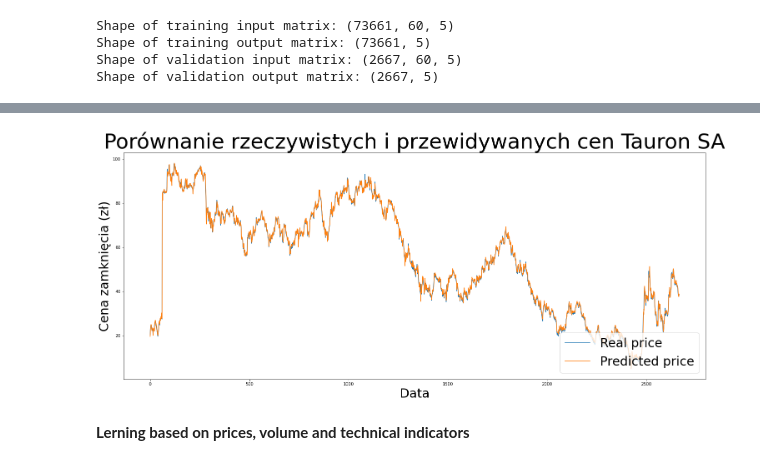
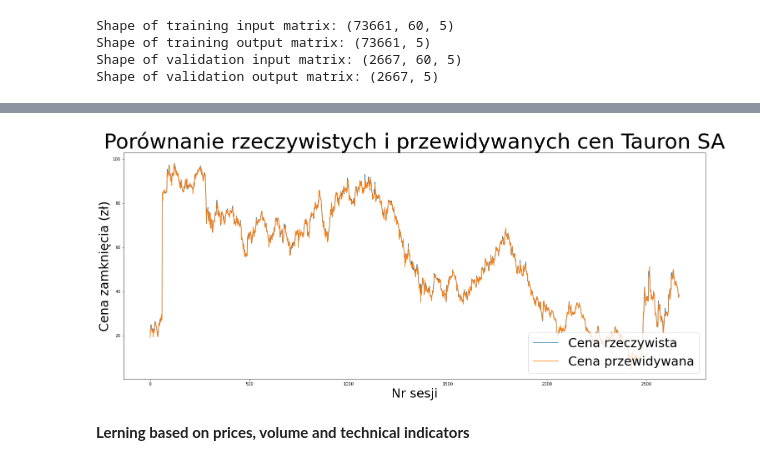
Before and after one commit to WaznyKamo/Deep-Learning-Stock-Price-Prediction, a Jupyter notebook: WiG20_based_stock_prediction.ipynb, the cells around one changed output, grey strips where cells are left out. Saved outputs shown, nothing was run; the diff lists cells and outputs as text; code cells hidden in the pictures.

```diff
--- a/WiG20_based_stock_prediction.ipynb
+++ b/WiG20_based_stock_prediction.ipynb
@@ -296,14 +296,14 @@ Predictions MAPE: 1.94%
 # %%
 plt.figure(figsize=(25,10))
 plt.title('Porównanie rzeczywistych i przewidywanych cen Tauron SA', fontsize=50)
-plt.xlabel('Data', fontsize=30)
+plt.xlabel('Nr sesji', fontsize=30)
 plt.ylabel('Cena zamknięcia (zł)', fontsize=30)
 plt.plot(predictions_basic['Close_real'])
 plt.plot(predictions_basic['Close_predicted'])
-plt.legend(['Real price',  'Predicted price'], loc='lower right', fontsize=30)
+plt.legend(['Cena rzeczywista',  'Cena przewidywana'], loc='lower right', fontsize=30)
 plt.show()
 # %% [output]
-[figure, old version]
+[figure, new version]
 # %% [markdown]
 **Lerning based on prices, volume and technical indicators**
 # %%
```
Also changed, not shown: parts of 9 cells of this notebook, 1 other file.
